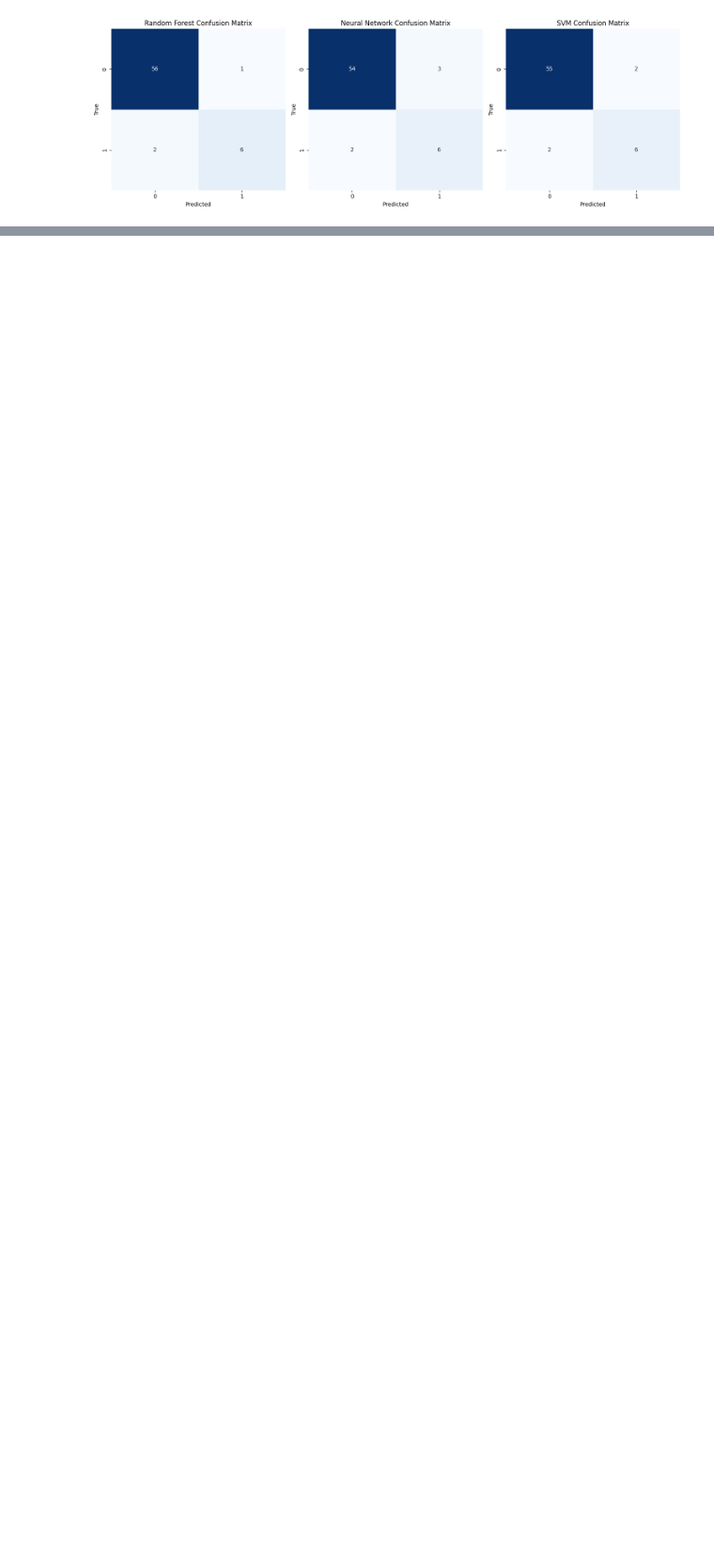
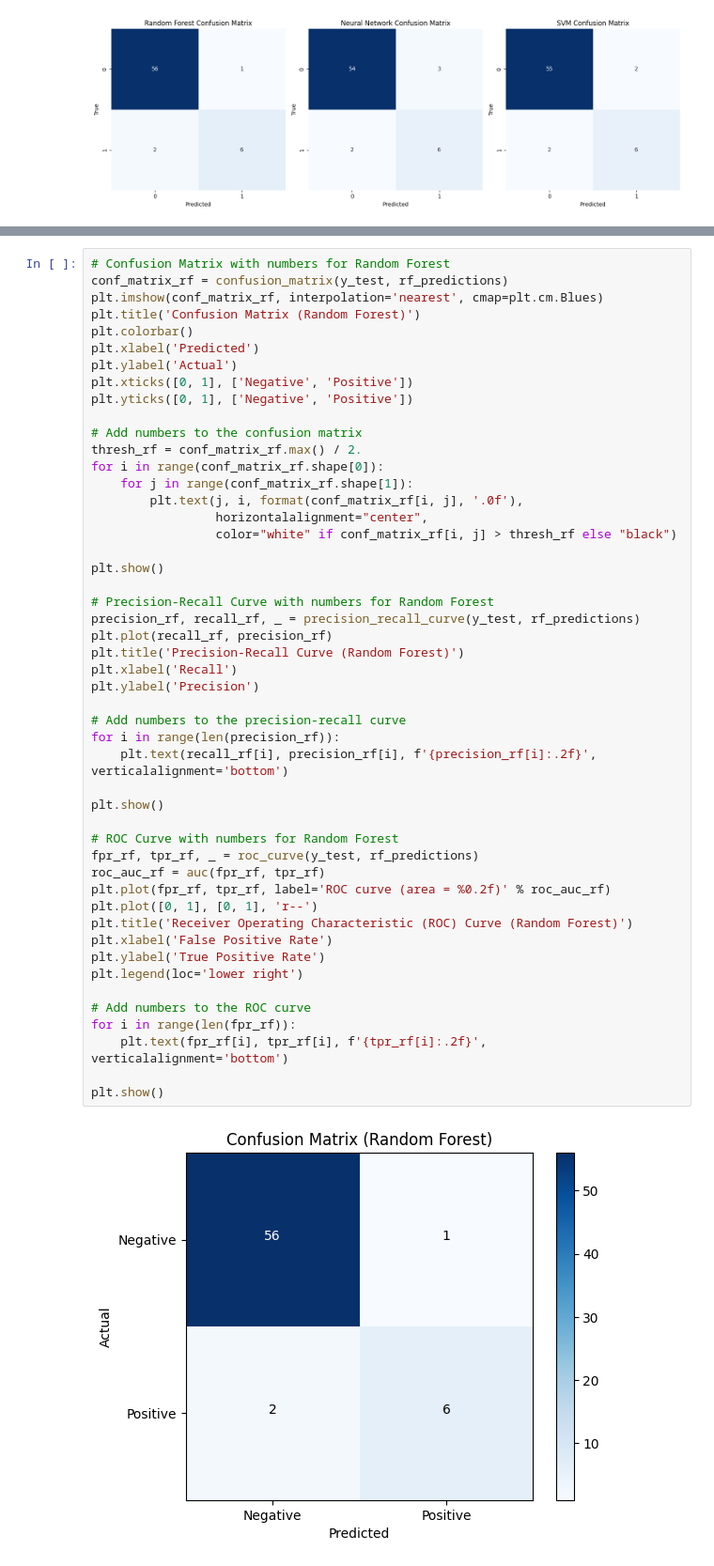
Before and after one commit to TANMAY0704/Minor-project, a Jupyter notebook: Final/model/model.ipynb, the cells around one changed output, grey strips where cells are left out. Shown at 94% size. Cells and saved outputs as stored; diff of their text form; blank space fills up the shorter version.

```diff
--- a/Final/model/model.ipynb
+++ b/Final/model/model.ipynb
@@ -182,0 +192,51 @@ plt.show()
+# %%
+# Confusion Matrix with numbers for Random Forest
+conf_matrix_rf = confusion_matrix(y_test, rf_predictions)
+plt.imshow(conf_matrix_rf, interpolation='nearest', cmap=plt.cm.Blues)
+plt.title('Confusion Matrix (Random Forest)')
+plt.colorbar()
+plt.xlabel('Predicted')
+plt.ylabel('Actual')
+plt.xticks([0, 1], ['Negative', 'Positive'])
+plt.yticks([0, 1], ['Negative', 'Positive'])
+
+# Add numbers to the confusion matrix
+thresh_rf = conf_matrix_rf.max() / 2.
+for i in range(conf_matrix_rf.shape[0]):
+    for j in range(conf_matrix_rf.shape[1]):
+        plt.text(j, i, format(conf_matrix_rf[i, j], '.0f'),
+                 horizontalalignment="center",
+                 color="white" if conf_matrix_rf[i, j] > thresh_rf else "black")
+
+plt.show()
+
+# Precision-Recall Curve with numbers for Random Forest
+precision_rf, recall_rf, _ = precision_recall_curve(y_test, rf_predictions)
+plt.plot(recall_rf, precision_rf)
+plt.title('Precision-Recall Curve (Random Forest)')
+plt.xlabel('Recall')
+plt.ylabel('Precision')
+
+# Add numbers to the precision-recall curve
+for i in range(len(precision_rf)):
+    plt.text(recall_rf[i], precision_rf[i], f'{precision_rf[i]:.2f}', verticalalignment='bottom')
+
+plt.show()
+
+# ROC Curve with numbers for Random Forest
+fpr_rf, tpr_rf, _ = roc_curve(y_test, rf_predictions)
+roc_auc_rf = auc(fpr_rf, tpr_rf)
+plt.plot(fpr_rf, tpr_rf, label='ROC curve (area = %0.2f)' % roc_auc_rf)
+plt.plot([0, 1], [0, 1], 'r--')
+plt.title('Receiver Operating Characteristic (ROC) Curve (Random Forest)')
+plt.xlabel('False Positive Rate')
+plt.ylabel('True Positive Rate')
+plt.legend(loc='lower right')
+
+# Add numbers to the ROC curve
+for i in range(len(fpr_rf)):
+    plt.text(fpr_rf[i], tpr_rf[i], f'{tpr_rf[i]:.2f}', verticalalignment='bottom')
+
+plt.show()
+# %% [output]
+[figure, added]
```
Also changed, not shown: parts of 6 cells of this notebook, 1 other file.
